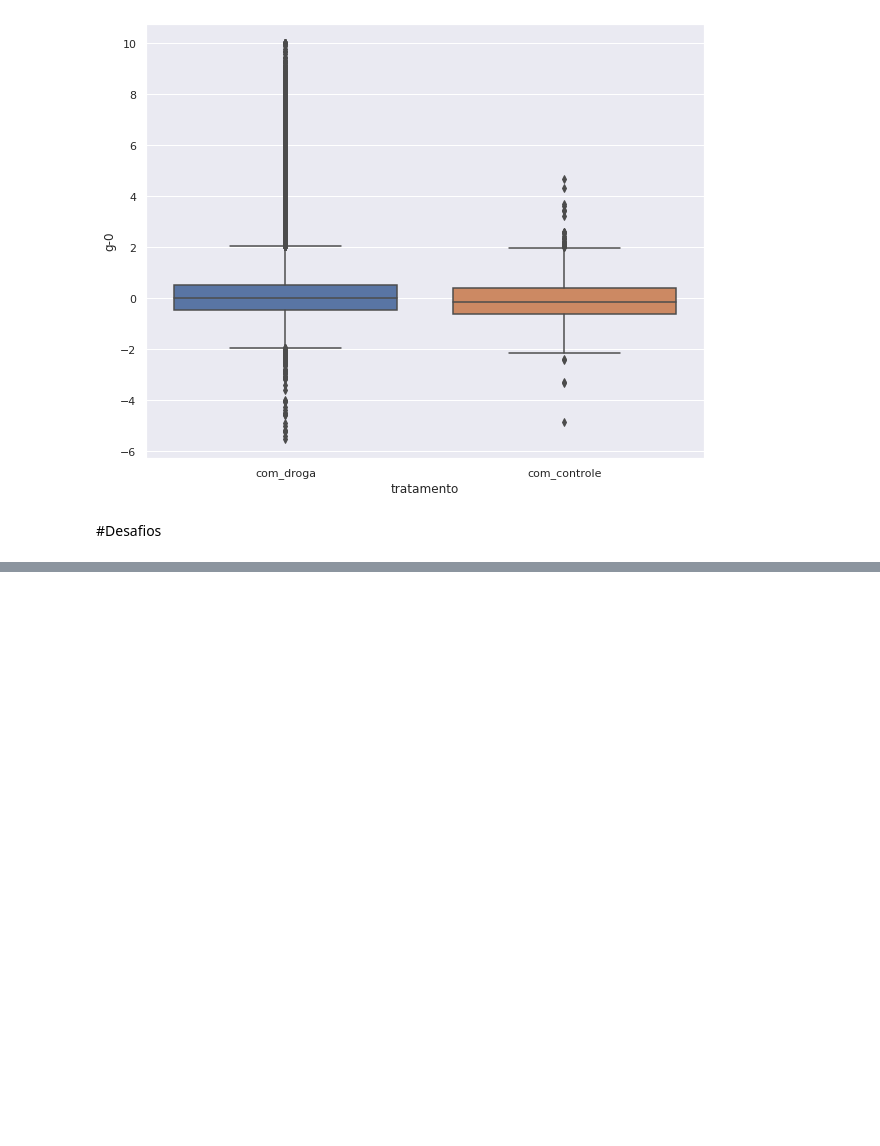
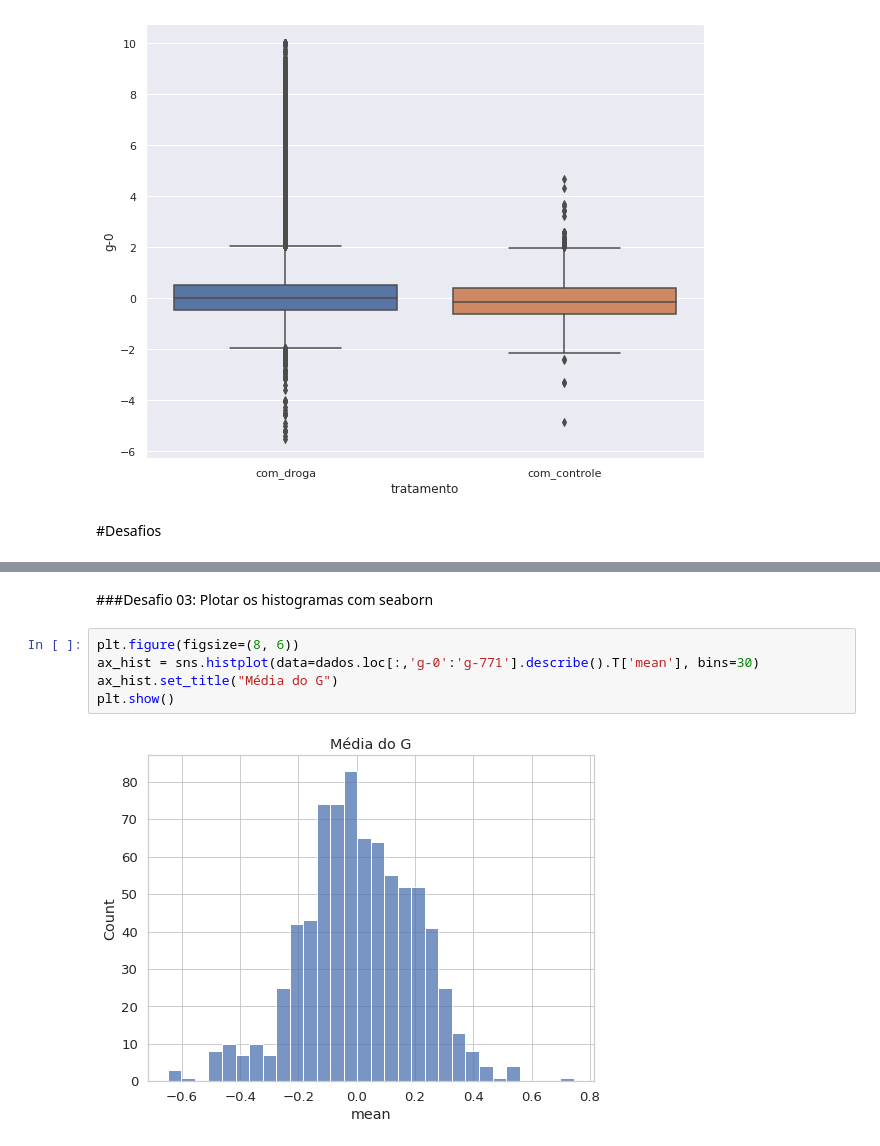
Before and after one commit to ianbs/imersao-data-science-alura, a Jupyter notebook: Aula_02.ipynb, the cells around one changed output, grey strips where cells are left out. Drawn from its saved outputs; the diff is of its cells as text; blank space fills up the shorter version.

```diff
--- a/Aula_02.ipynb
+++ b/Aula_02.ipynb
@@ -396,0 +402,9 @@ sns.boxplot(y='g-0', x='tratamento' , data=dados)
+# %% [markdown]
+###Desafio 03: Plotar os histogramas com seaborn
+# %%
+plt.figure(figsize=(8, 6))
+ax_hist = sns.histplot(data=dados.loc[:,'g-0':'g-771'].describe().T['mean'], bins=30)
+ax_hist.set_title("Média do G")
+plt.show()
+# %% [output]
+[figure, added]
```
Also changed, not shown: parts of 13 cells of this notebook.
